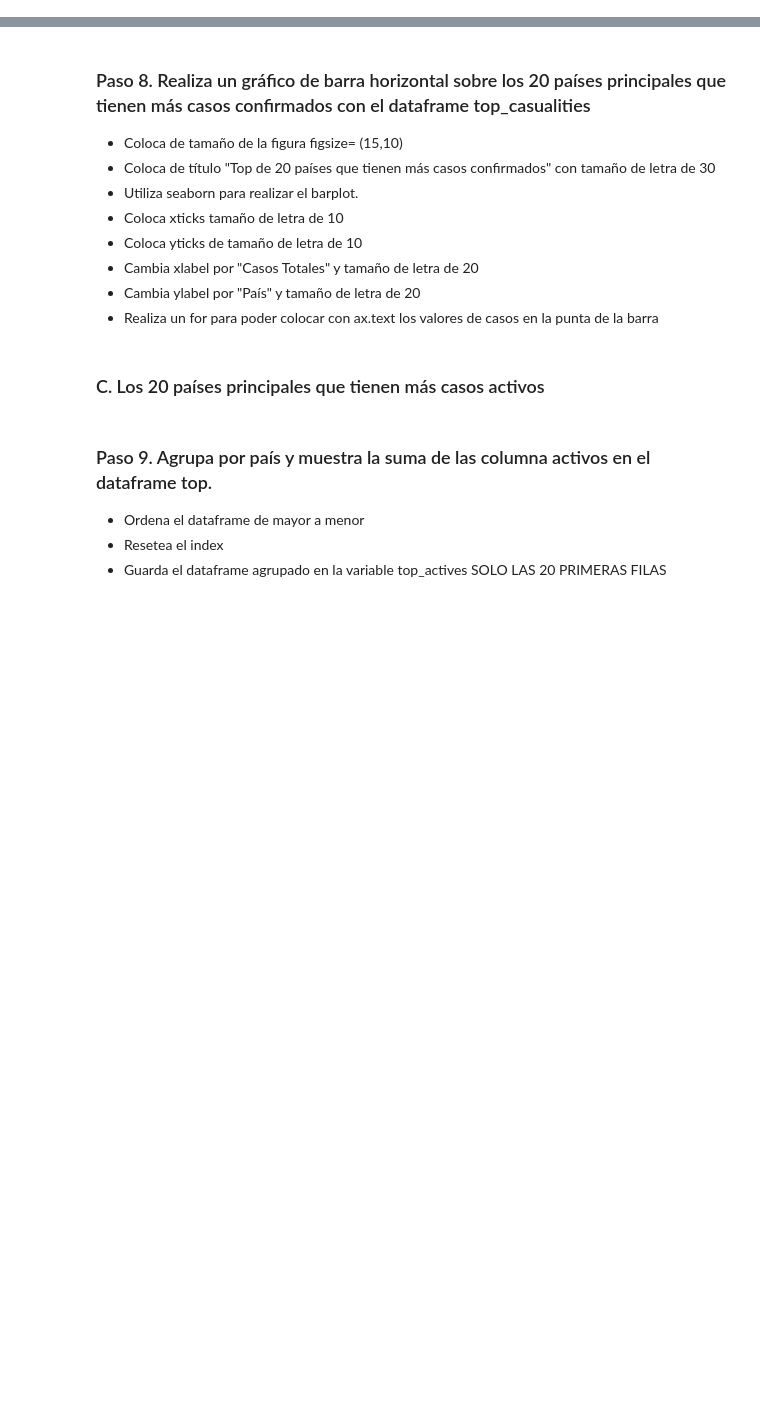
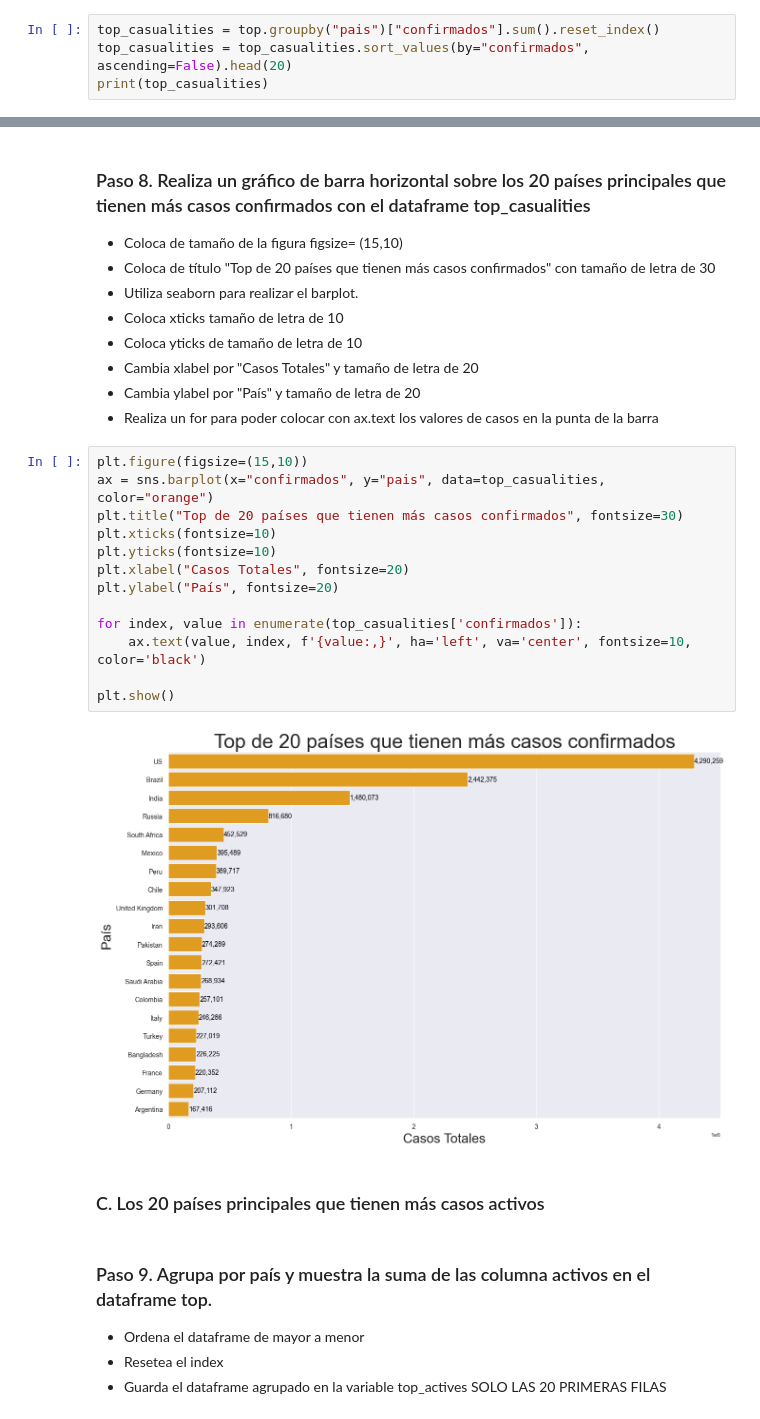
Before and after one commit to davip99/Proyecto-Luca, a Jupyter notebook: P3/Proyecto_Final_Seccion_3.ipynb, the cells around one changed output, grey strips where cells are left out. Drawn from its saved outputs; the diff is of its cells as text; blank space fills up the shorter version.

```diff
--- a/P3/Proyecto_Final_Seccion_3.ipynb
+++ b/P3/Proyecto_Final_Seccion_3.ipynb
@@ -172,3 +172,7 @@ print(top.head())
 * Ordena el dataframe de mayor a menor
 * Resetea el index
 * Guarda el dataframe agrupado en la variable top_casualities SOLO LAS 20 PRIMERAS FILAS
+# %%
+top_casualities = top.groupby("pais")["confirmados"].sum().reset_index()
+top_casualities = top_casualities.sort_values(by="confirmados", ascending=False).head(20)
+print(top_casualities)
@@ -182,6 +204,21 @@ print(top.head())
 * Cambia xlabel por "Casos Totales" y tamaño de letra de 20
 * Cambia ylabel por "País" y tamaño de letra de 20
 * Realiza un for para poder colocar con ax.text los valores de casos en la punta de la barra
+# %%
+plt.figure(figsize=(15,10))
+ax = sns.barplot(x="confirmados", y="pais", data=top_casualities, color="orange")
+plt.title("Top de 20 países que tienen más casos confirmados", fontsize=30)
+plt.xticks(fontsize=10)
+plt.yticks(fontsize=10)
+plt.xlabel("Casos Totales", fontsize=20)
+plt.ylabel("País", fontsize=20)
+
+for index, value in enumerate(top_casualities['confirmados']):
+    ax.text(value, index, f'{value:,}', ha='left', va='center', fontsize=10, color='black')
+
+plt.show()
+# %% [output]
+[figure, added]
 # %% [markdown]
 ### C. Los 20 países principales que tienen más casos activos
 # %% [markdown]
```
Also changed, not shown: parts of 1 cell of this notebook.
